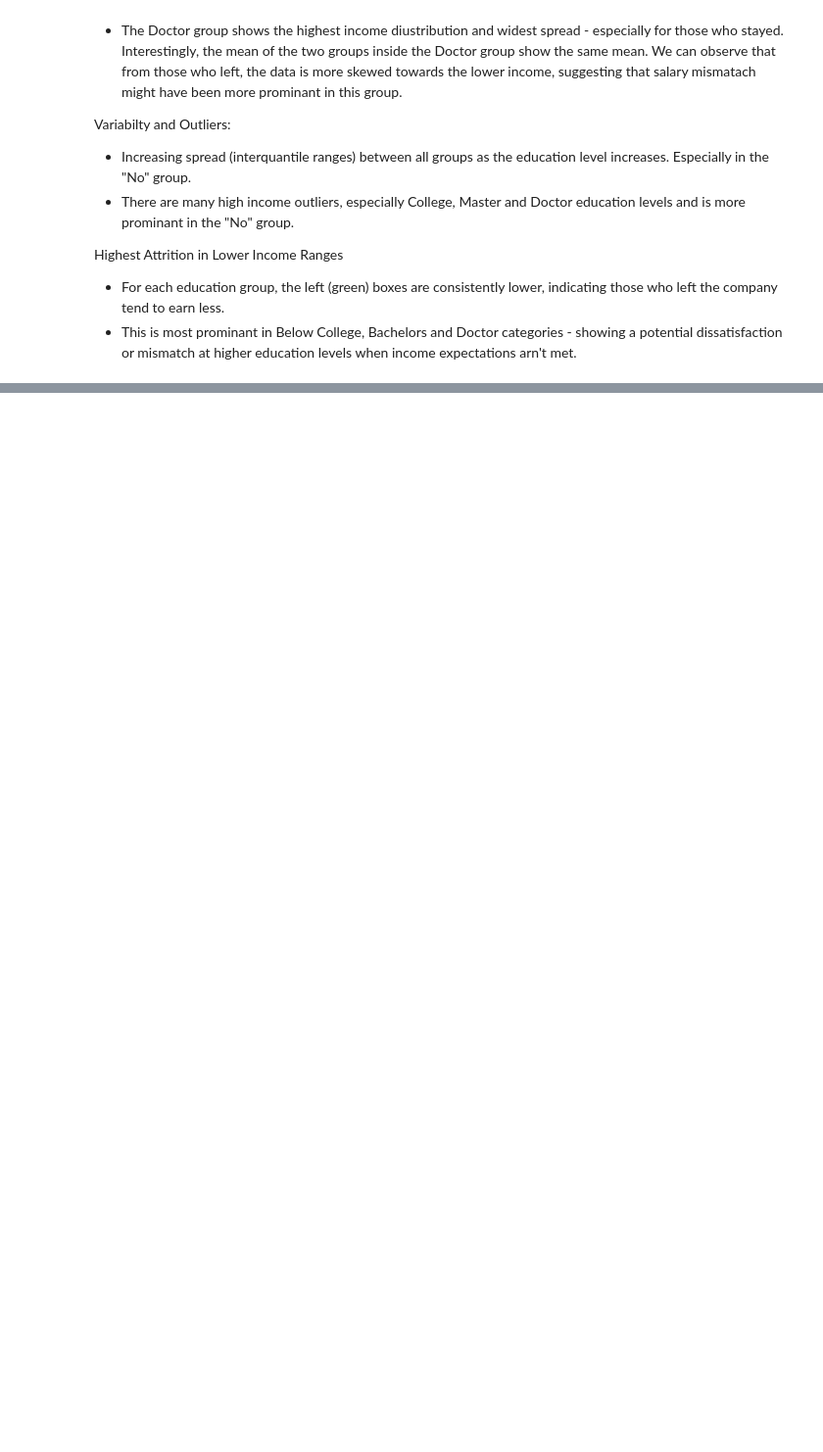
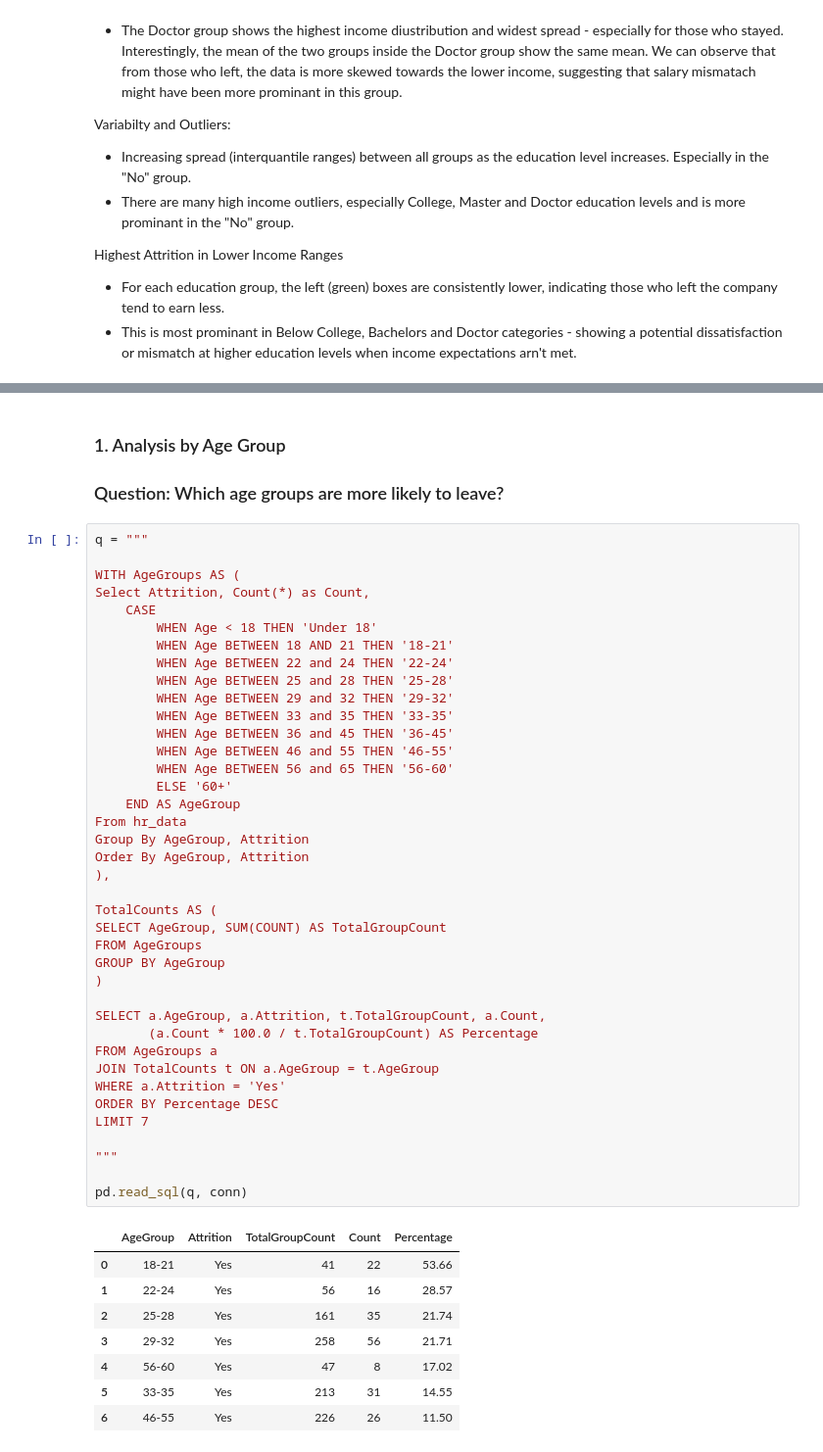
Before and after one commit to matandaniely/HR_Analytics, a Jupyter notebook: main.ipynb, the cells around one changed output, grey strips where cells are left out. Shown: that part at 98% size. Drawn from its saved outputs; the diff is of its cells as text; blank space fills up the shorter version.

```diff
--- a/main.ipynb
+++ b/main.ipynb
@@ -679,0 +703,52 @@ Highest Attrition in Lower Income Ranges
+# %% [markdown]
+### 1. Analysis by Age Group
+
+### Question: Which age groups are more likely to leave?
+# %%
+q = """
+
+WITH AgeGroups AS (
+Select Attrition, Count(*) as Count,
+    CASE
+        WHEN Age < 18 THEN 'Under 18'
+        WHEN Age BETWEEN 18 AND 21 THEN '18-21'
+        WHEN Age BETWEEN 22 and 24 THEN '22-24'
+        WHEN Age BETWEEN 25 and 28 THEN '25-28'
+        WHEN Age BETWEEN 29 and 32 THEN '29-32'
+        WHEN Age BETWEEN 33 and 35 THEN '33-35'
+        WHEN Age BETWEEN 36 and 45 THEN '36-45'
+        WHEN Age BETWEEN 46 and 55 THEN '46-55'
+        WHEN Age BETWEEN 56 and 65 THEN '56-60'
+        ELSE '60+'
+    END AS AgeGroup
+From hr_data
+Group By AgeGroup, Attrition
+Order By AgeGroup, Attrition
+),
+
+TotalCounts AS (
+SELECT AgeGroup, SUM(COUNT) AS TotalGroupCount
+FROM AgeGroups
+GROUP BY AgeGroup
+)
+
+SELECT a.AgeGroup, a.Attrition, t.TotalGroupCount, a.Count,
+       (a.Count * 100.0 / t.TotalGroupCount) AS Percentage
+FROM AgeGroups a
+JOIN TotalCounts t ON a.AgeGroup = t.AgeGroup
+WHERE a.Attrition = 'Yes'
+ORDER BY Percentage DESC
+LIMIT 7
+
+"""
+
+pd.read_sql(q, conn)
+# %% [output]
+|  | AgeGroup | Attrition | TotalGroupCount | Count | Percentage |
+| 0 | 18-21 | Yes | 41 | 22 | 53.66 |
+| 1 | 22-24 | Yes | 56 | 16 | 28.57 |
+| 2 | 25-28 | Yes | 161 | 35 | 21.74 |
+| 3 | 29-32 | Yes | 258 | 56 | 21.71 |
+| 4 | 56-60 | Yes | 47 | 8 | 17.02 |
+| 5 | 33-35 | Yes | 213 | 31 | 14.55 |
+| 6 | 46-55 | Yes | 226 | 26 | 11.50 |
```
Also changed, not shown: parts of 6 cells of this notebook.
